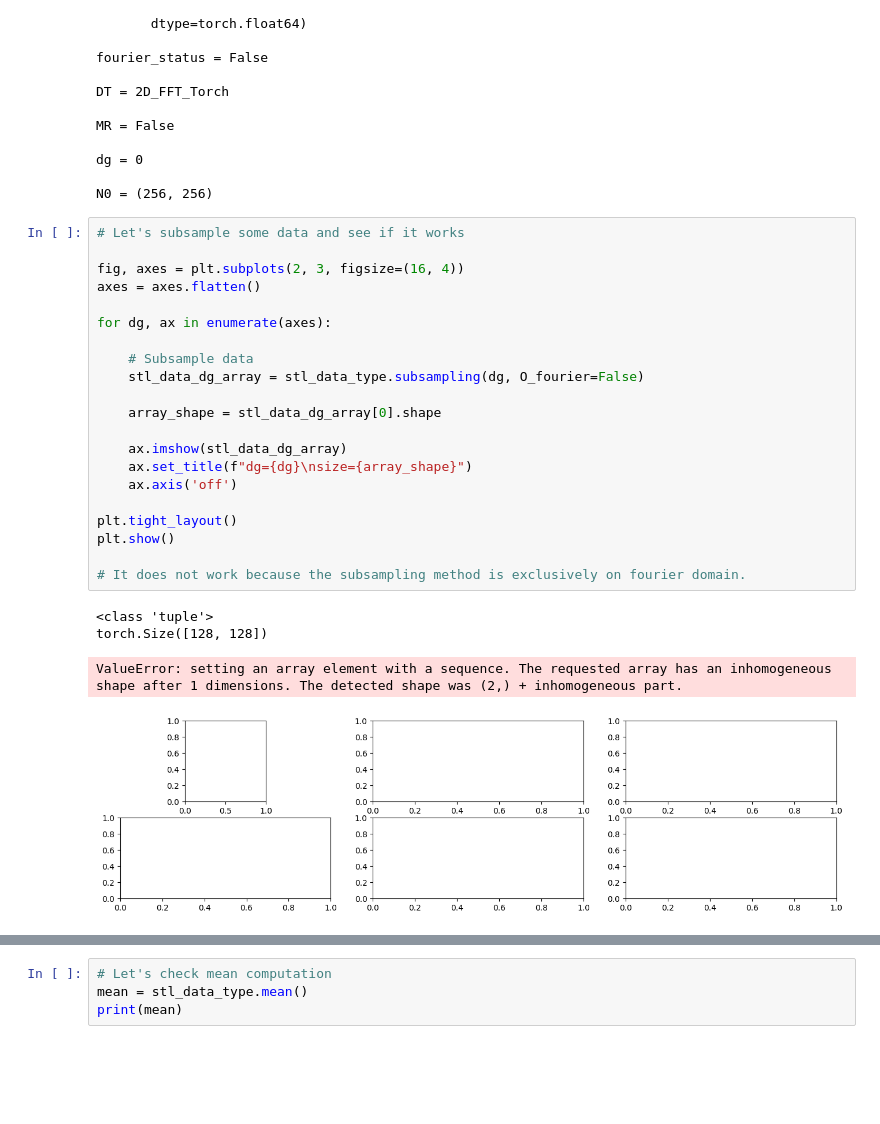
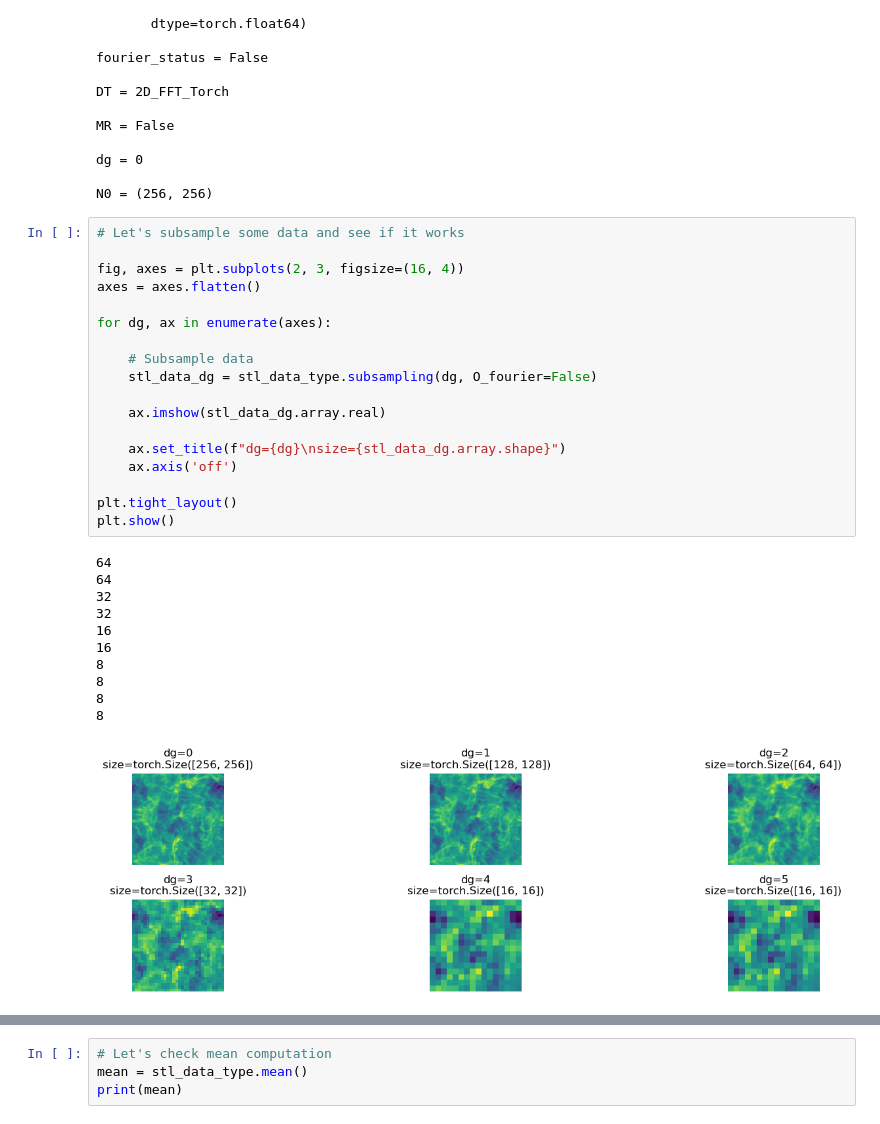
Before and after one commit to Eralys/STL_dev, a Jupyter notebook: STL_main/DT1_Test/CN1_2D_FFT_Torch.ipynb, the cells around one changed output, grey strips where cells are left out. Drawn from its saved outputs; the diff is of its cells as text; blank space fills up the shorter version.

```diff
--- a/STL_main/DT1_Test/CN1_2D_FFT_Torch.ipynb
+++ b/STL_main/DT1_Test/CN1_2D_FFT_Torch.ipynb
@@ -87,29 +86,33 @@ N0 = (256, 256)
 # %%
 # Let's subsample some data and see if it works
 
 fig, axes = plt.subplots(2, 3, figsize=(16, 4))
 axes = axes.flatten()
 
 for dg, ax in enumerate(axes):
 
     # Subsample data
-    stl_data_dg_array = stl_data_type.subsampling(dg, O_fourier=False)
+    stl_data_dg = stl_data_type.subsampling(dg, O_fourier=False)
 
-    array_shape = stl_data_dg_array[0].shape
+    ax.imshow(stl_data_dg.array.real)
 
-    ax.imshow(stl_data_dg_array)
-    ax.set_title(f"dg={dg}\nsize={array_shape}")
+    ax.set_title(f"dg={dg}\nsize={stl_data_dg.array.shape}")
     ax.axis('off')
 
 plt.tight_layout()
 plt.show()
-
-# It does not work because the subsampling method is exclusively on fourier domain.
 # %% [output]
-<class 'tuple'>
-torch.Size([128, 128])
+64
+64
+32
+32
+16
+16
+8
+8
+8
+8
-ValueError: setting an array element with a sequence. The requested array has an inhomogeneous shape after 1 dimensions. The detected shape was (2,) + inhomogeneous part.
-[figure, old version]
+[figure, new version]
 # %%
 # Let's test the same downsampling method with non regular sizes
 
```
Also changed, not shown: parts of 4 cells of this notebook, 2 other files.
